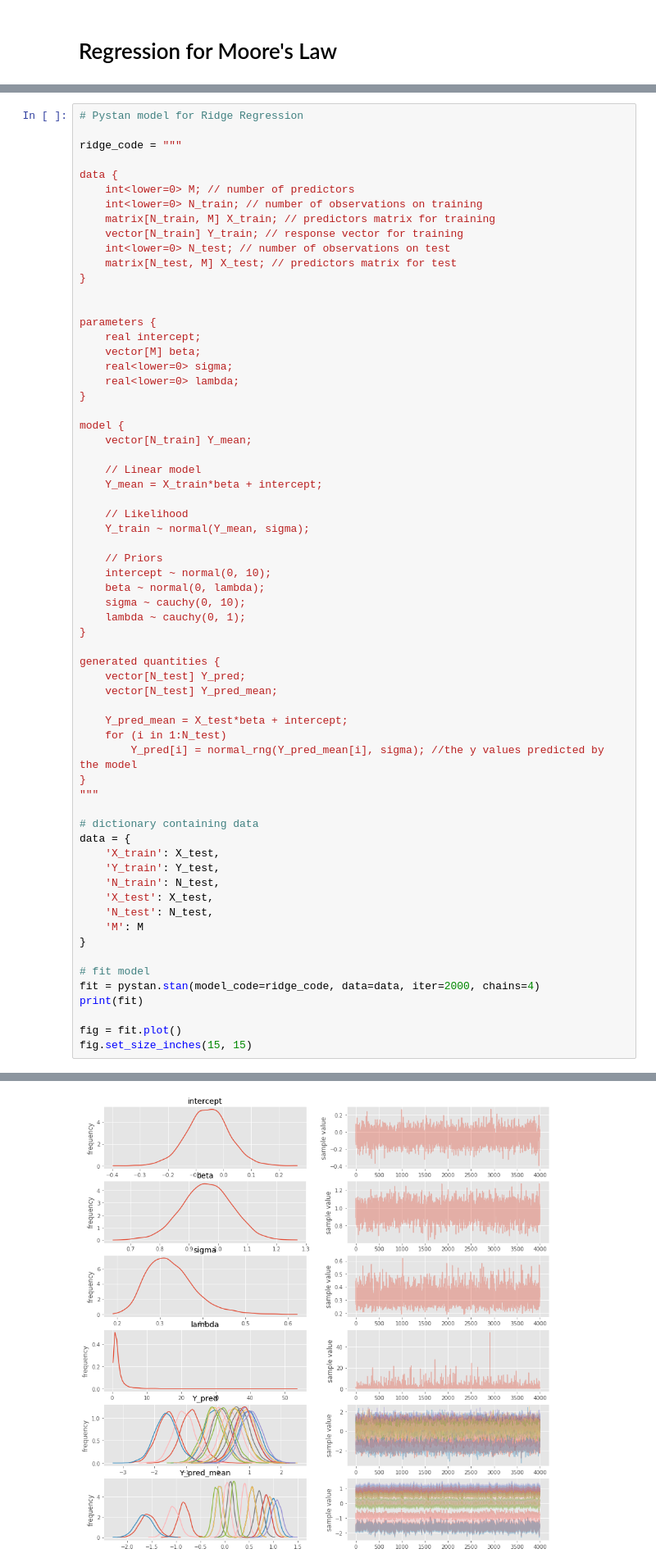
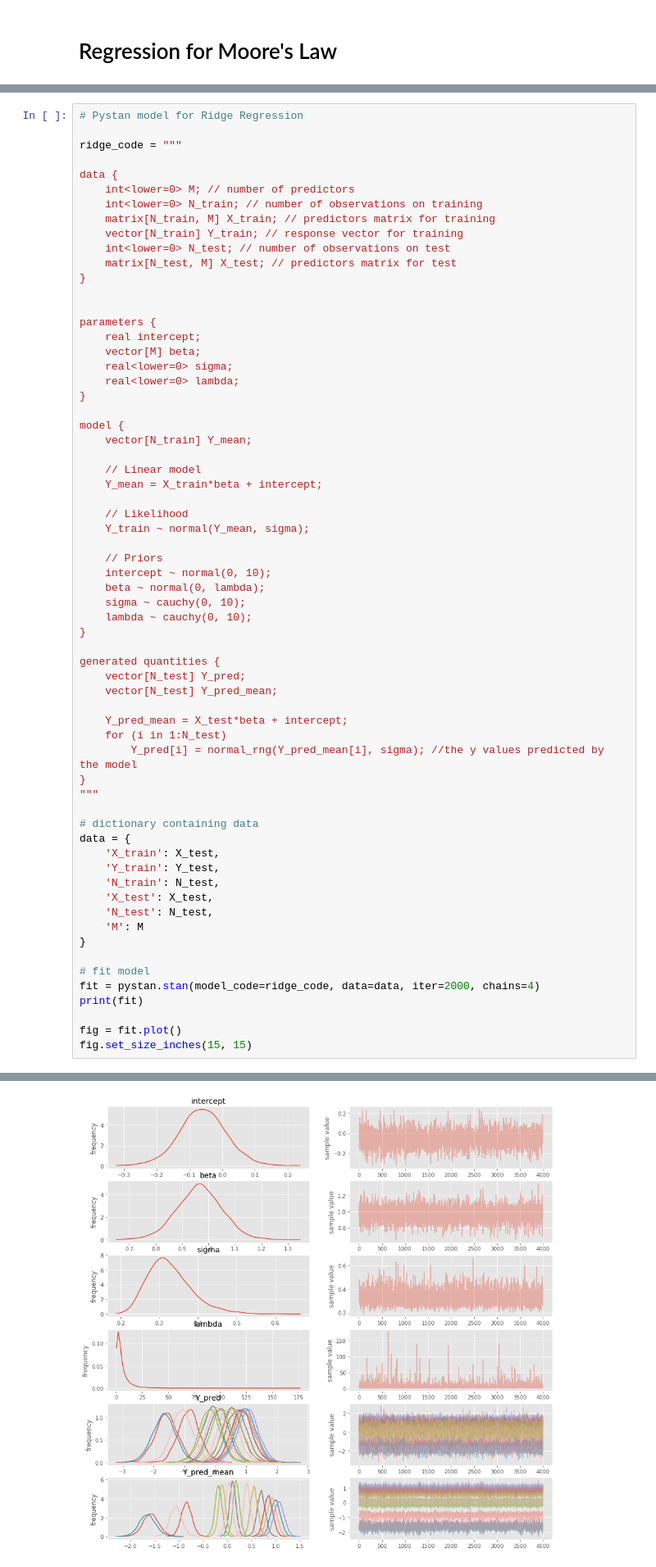
Before and after one commit to gondimribeiro/statistical-rethinking, a Jupyter notebook: extras/linear-models.ipynb, the cells around one changed output, grey strips where cells are left out. Shown: that part at 82% size. Saved outputs shown, nothing was run; the diff lists cells and outputs as text.

```diff
--- a/extras/linear-models.ipynb
+++ b/extras/linear-models.ipynb
@@ -84,7 +84,7 @@ model {
     intercept ~ normal(0, 10);
     beta ~ normal(0, lambda);
     sigma ~ cauchy(0, 10);
-    lambda ~ cauchy(0, 1);
+    lambda ~ cauchy(0, 10);
 }
 
 generated quantities {
@@ -132,7 +132,7 @@ Samples were drawn using NUTS at Fri Apr  7 17:16:30 2017.
 For each parameter, n_eff is a crude measure of effective sample size,
 and Rhat is the potential scale reduction factor on split chains (at
 convergence, Rhat=1).
-[figure, old version]
+[figure, new version]
 # %%
 Y_pred = fit.extract('Y_pred')['Y_pred']
 Y_hpdi = pymc.utils.hpd(Y_pred, 0.11)
```
Also changed, not shown: parts of 3 cells of this notebook.
